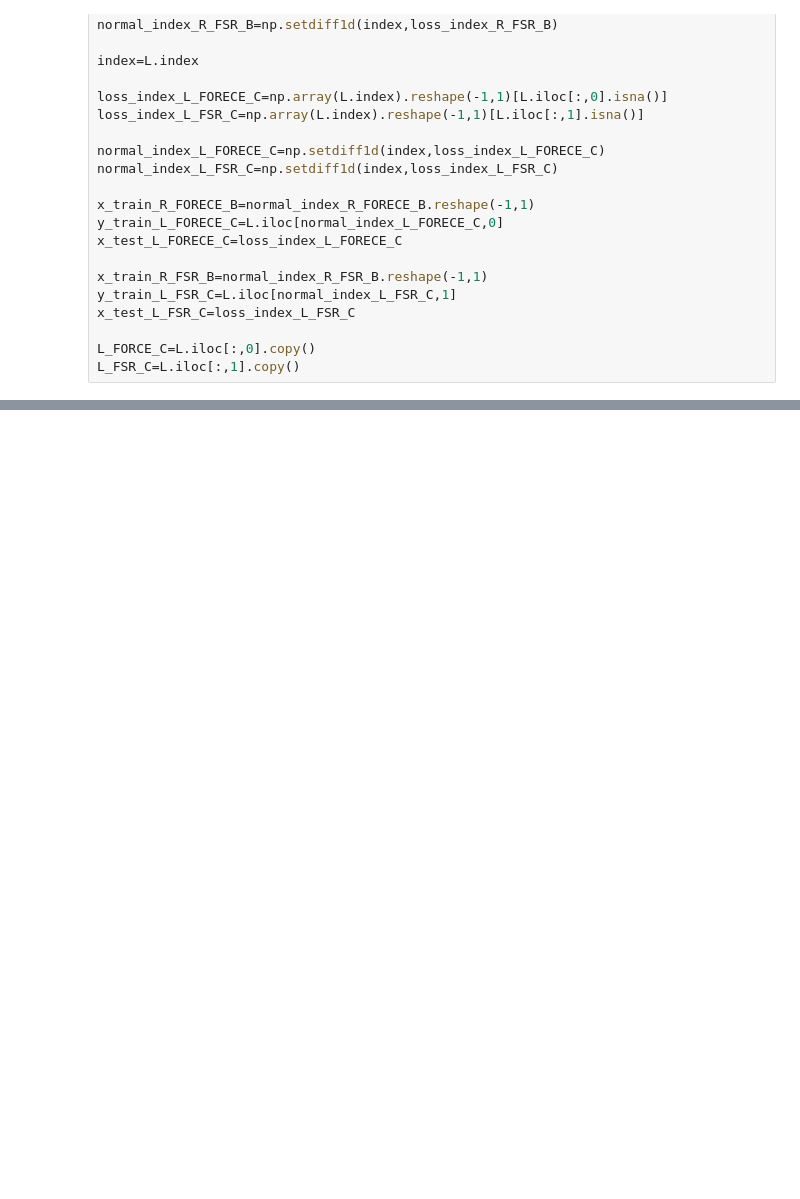
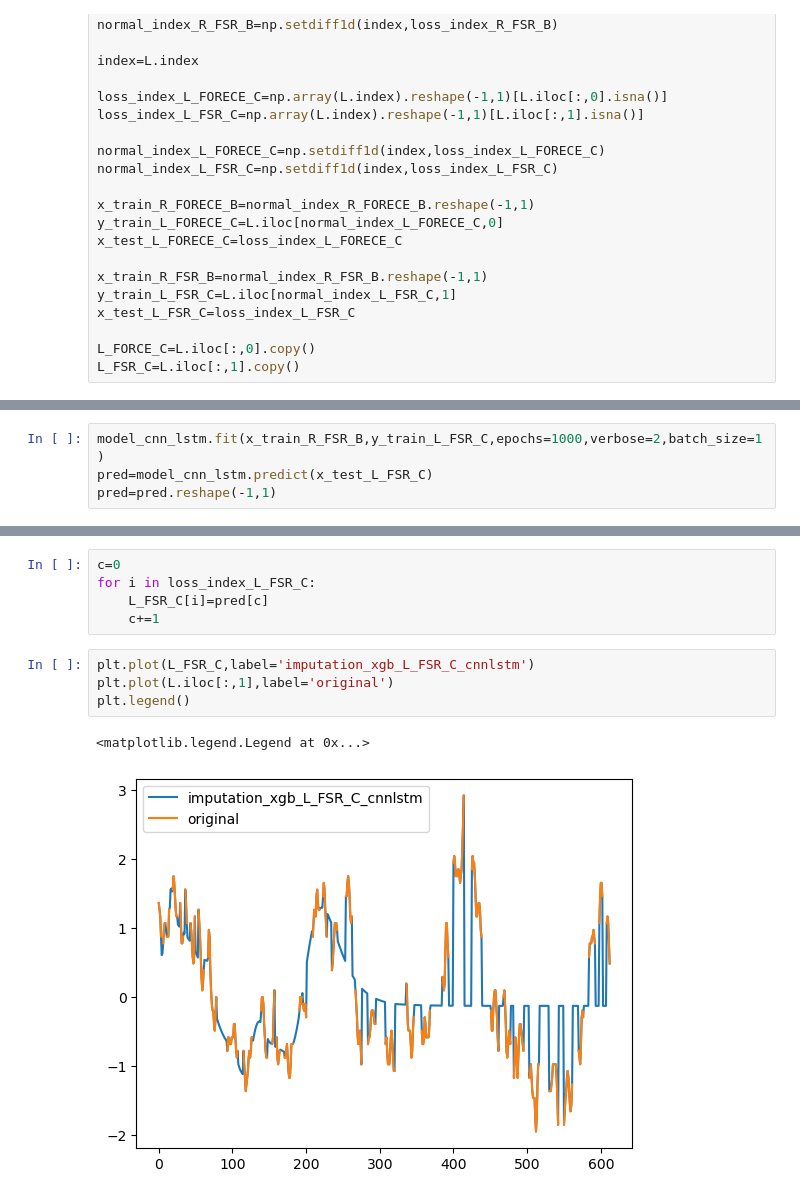
Before and after one commit to withmochaa/mocha, a Jupyter notebook: jupyter/TEED/October/week6/CNNLSTM_RtoL.ipynb, the cells around one changed output, grey strips where cells are left out. Drawn from its saved outputs; the diff is of its cells as text; blank space fills up the shorter version.

```diff
--- a/jupyter/TEED/October/week6/CNNLSTM_RtoL.ipynb
+++ b/jupyter/TEED/October/week6/CNNLSTM_RtoL.ipynb
@@ -158,0 +200,4 @@ ValueError: in user code:
+# %%
+model_cnn_lstm.fit(x_train_R_FSR_B,y_train_L_FSR_C,epochs=1000,verbose=2,batch_size=1)
+pred=model_cnn_lstm.predict(x_test_L_FSR_C)
+pred=pred.reshape(-1,1)
@@ -158,0 +222,12 @@ ValueError: in user code:
+# %%
+c=0
+for i in loss_index_L_FSR_C:
+    L_FSR_C[i]=pred[c]
+    c+=1
+# %%
+plt.plot(L_FSR_C,label='imputation_xgb_L_FSR_C_cnnlstm')
+plt.plot(L.iloc[:,1],label='original')
+plt.legend()
+# %% [output]
+<matplotlib.legend.Legend at 0x...>
+[figure, added]
```
Also changed, not shown: parts of 16 cells of this notebook, 5 other files.
